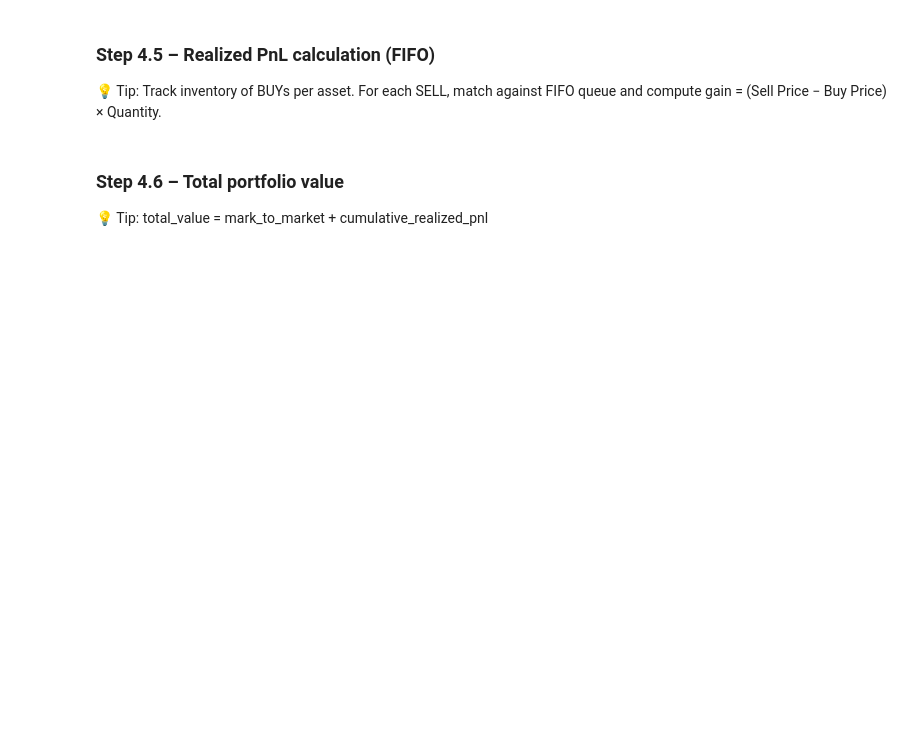
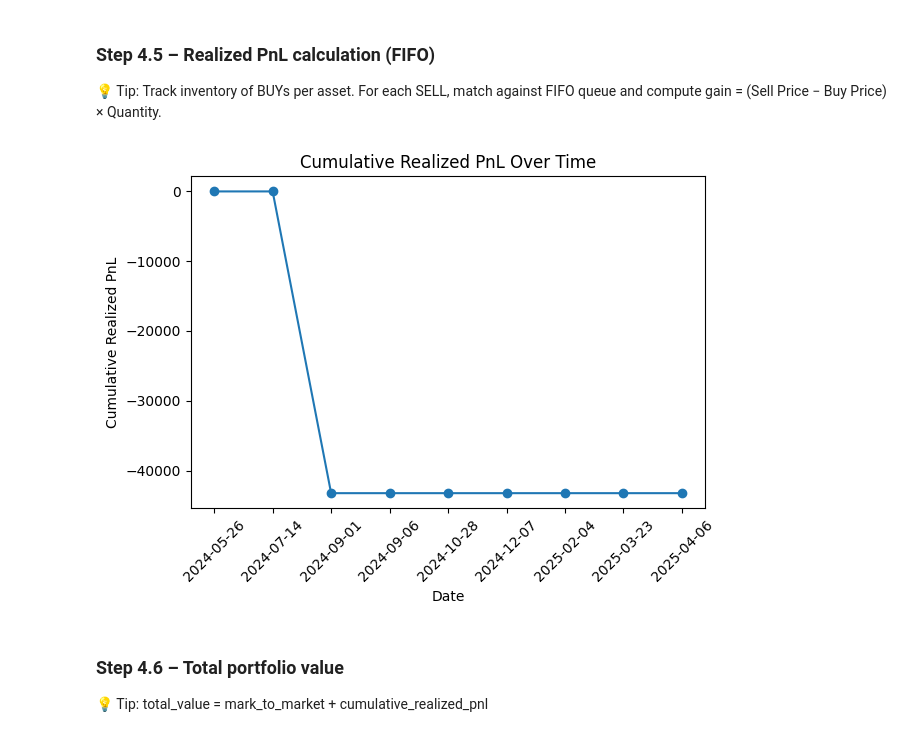
Before and after one commit to HertzWolf/AeternaCapital-Software, a Jupyter notebook: 4.Advanced_Portfolio_Tracking.ipynb, the cells around one changed output. Cells and saved outputs as stored; diff of their text form; code cells hidden in the pictures; blank space fills up the shorter version.

```diff
--- a/4.Advanced_Portfolio_Tracking.ipynb
+++ b/4.Advanced_Portfolio_Tracking.ipynb
@@ -55,13 +117,58 @@ Transform your cleaned trade data into a position and price matrix, calculate da
 ### Step 4.5 – Realized PnL calculation (FIFO)
 💡 Tip: Track inventory of BUYs per asset. For each SELL, match against FIFO queue and compute gain = (Sell Price − Buy Price) × Quantity.
 # %%
+from collections import deque
+
 # 💡 Tip: Create a dictionary of buy queues, then process each SELL
+buy_queues = {asset: deque() for asset in assets}
+realized_pnl = []
+cumulative_pnl = []
+cum_pnl = 0.0
 
+for idx, row in Clean_Data.sort_values("Date").iterrows():
+    asset = row["Asset"]
+    qty = row["Quantity"]
+    price = row["Price"]
+    date = row["Date"]
+
+    if qty > 0:
+        # BUY: add to queue
+        buy_queues[asset].append([qty, price])
+    else:
+        # SELL: match FIFO
+        sell_qty = -qty
+        sell_price = price
+        gain = 0.0
+        while sell_qty > 0 and buy_queues[asset]:
+            buy_qty, buy_price = buy_queues[asset][0]
+            matched_qty = min(buy_qty, sell_qty)
+            gain += (sell_price - buy_price) * matched_qty
+            buy_qty -= matched_qty
+            sell_qty -= matched_qty
+            if buy_qty == 0:
+                buy_queues[asset].popleft()
+            else:
+                buy_queues[asset][0][0] = buy_qty
+        realized_pnl.append({"Date": date, "Asset": asset, "PnL": gain})
+        cum_pnl += gain
+    cumulative_pnl.append({"Date": date, "CumulativePnL": cum_pnl})
+
+realized_pnl_df = pd.DataFrame(realized_pnl)
+cumulative_pnl_df = pd.DataFrame(cumulative_pnl).drop_duplicates("Date").set_index("Date").sort_index()
+cumulative_realized_pnl = cumulative_pnl_df["CumulativePnL"]
 # YOUR CODE HERE
 # %%
 # 💡 Tip: Plot the cumulative realized PnL over time
-
+cumulative_realized_pnl.plot(marker='o')
+plt.title("Cumulative Realized PnL Over Time")
+plt.xlabel("Date")
+plt.ylabel("Cumulative Realized PnL")
+plt.xticks(rotation=45)
+plt.tight_layout()
+plt.show()
 # YOUR CODE HERE
+# %% [output]
+[figure, added]
 # %% [markdown]
 ### Step 4.6 – Total portfolio value
 💡 Tip: total_value = mark_to_market + cumulative_realized_pnl
```
Also changed, not shown: parts of 11 cells of this notebook.
